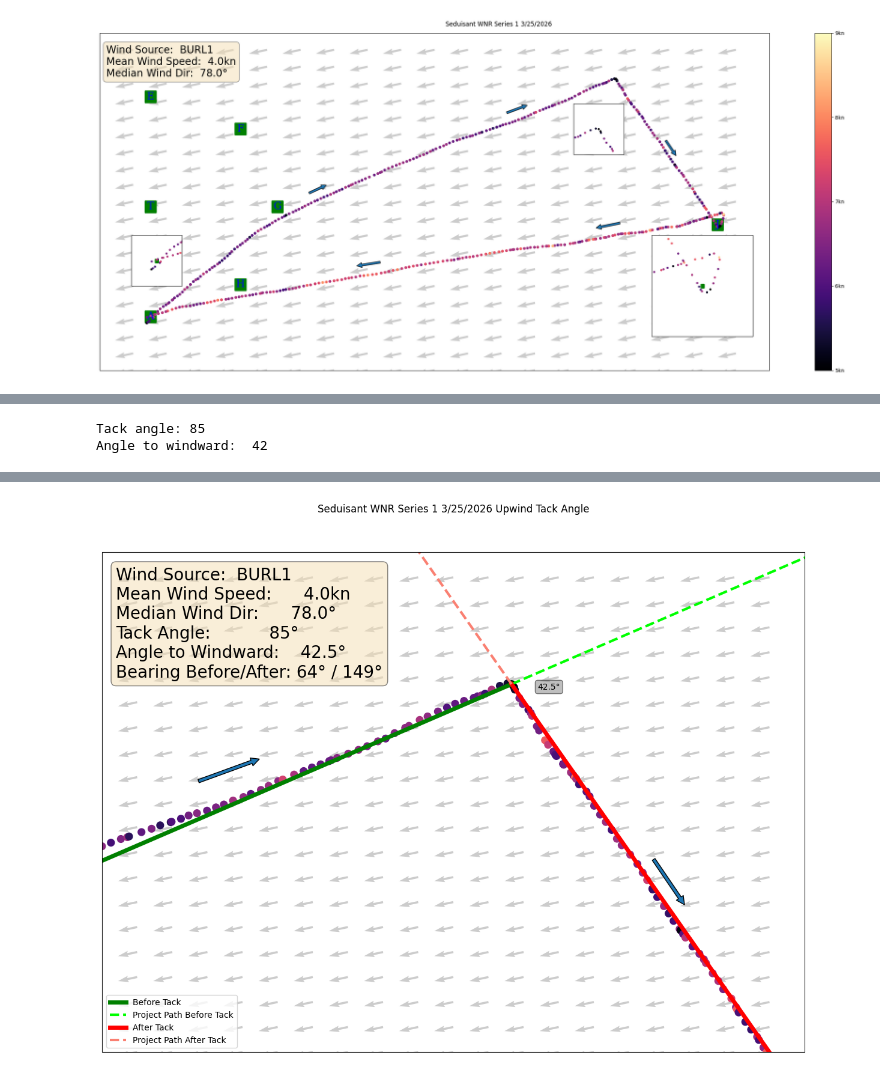
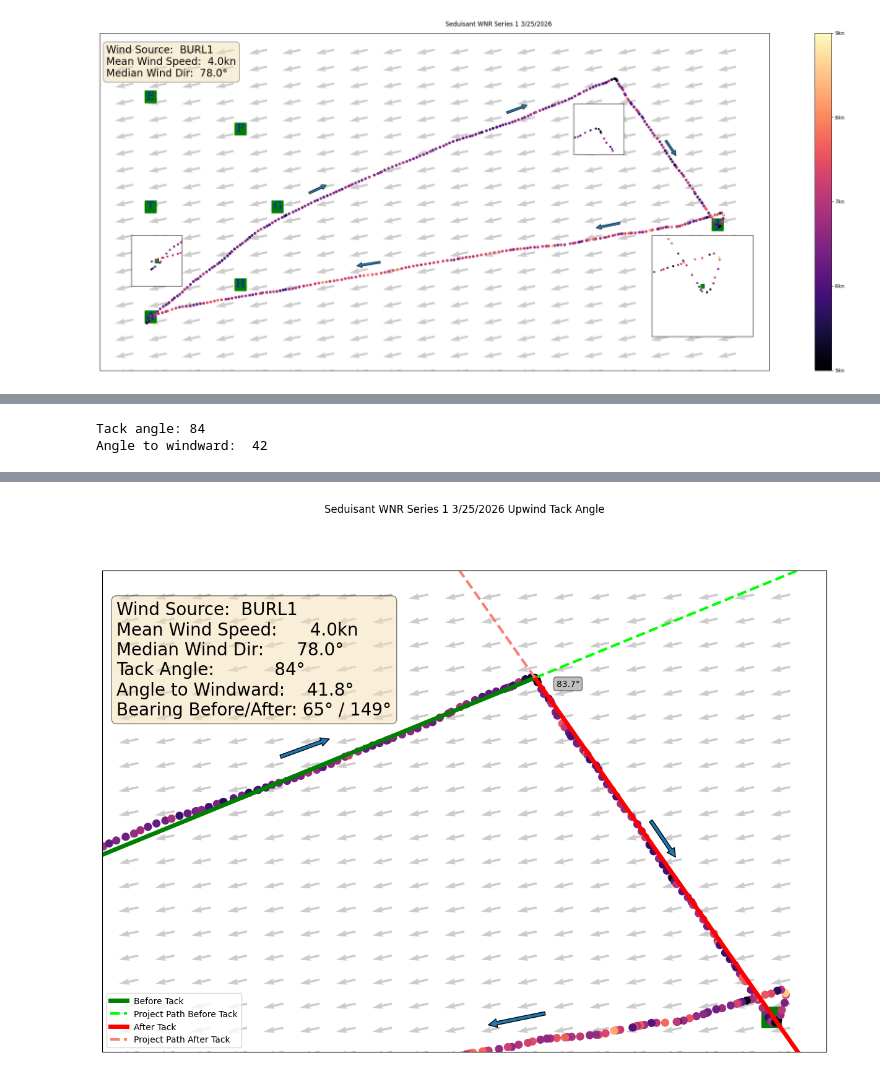
Before and after one commit to GarysCorner/RegattaTracking, a Jupyter notebook: 2026-03-25 Seduisant.ipynb, the cells around one changed output, grey strips where cells are left out. Cells and saved outputs as stored; diff of their text form; code cells hidden in the pictures.

Commit message:
Minor changes plus rerun with larger regression window for tack angles

```diff
--- a/2026-03-25 Seduisant.ipynb
+++ b/2026-03-25 Seduisant.ipynb
@@ -250,7 +250,7 @@ fig.savefig(f"{outputPath}/{outfileBase}.svg")
 trkGdfUtm = trkGdf.to_crs(utm)
 # %%
 tackTime = pd.to_datetime(tackPt)
-tackTimeDelta = pd.Timedelta('5 minute')
+tackTimeDelta = pd.Timedelta('7 minute')
 print(f"Tack time: {tackTime}")
 
 beforeTackMask = (trkGdfUtm.index > (tackTime - tackTimeDelta)) &\
@@ -258,6 +258,9 @@ beforeTackMask = (trkGdfUtm.index > (tackTime - tackTimeDelta)) &\
 afterTackMask = (trkGdfUtm.index < (tackTime + tackTimeDelta)) &\
                 (trkGdfUtm.index >= tackTime)
 
+nearTackMask = numpy.logical_or(beforeTackMask, afterTackMask)
+
 print(f"Points before: {numpy.count_nonzero(beforeTackMask)}\tafter: {numpy.count_nonzero(afterTackMask)} tack")
+print(f"Heading Range:  {trkGdfUtm.loc[nearTackMask,'bearing'].min():.0f} / {trkGdfUtm.loc[nearTackMask,'bearing'].max():.0f}")
 # %% [output]
 Tack time: 2026-03-25 19:04:51-05:00
@@ -279,7 +283,7 @@ def lineFromFit(tackFit, pts):
 
     return utmTrans.transform(pts,outYs)
 
-utmBounds = trkGdfUtm[ numpy.logical_or(beforeTackMask, afterTackMask) ] .total_bounds
+utmBounds = trkGdfUtm[ nearTackMask ] .total_bounds
 
 beforeTackLine = lineFromFit(beforeTackFit, [utmBounds[0], trkGdfUtm.loc[tackPt,'geometry'].x])
 afterTackLine = lineFromFit(afterTackFit, [trkGdfUtm.loc[tackPt,'geometry'].x,utmBounds[2]])
@@ -305,7 +309,7 @@ tackAngle = afterTackBearing - beforeTackBearing
 print(f"Tack angle: {tackAngle:.0f}")
 print(f"Angle to windward:  {tackAngle / 2.0:.0f}")
 # %% [output]
-Tack angle: 85
+Tack angle: 84
 Angle to windward:  42
 # %%
 trkGdf[trkGdf.index < tackPt].tail(10)
@@ -342,36 +346,36 @@ fwdLine, backLine = returnLines(tackPtLoc, afterTackBearing)
 ax.plot(fwdLine.lons, fwdLine.lats, label='After Tack', c='red',lw=5)
 ax.plot(backLine.lons, backLine.lats, label='Project Path After Tack', c='salmon', lw=3,ls='--')
 
 windStr = f"""Wind Source:  BURL1
 Mean Wind Speed:      {meanWindSpeed}kn
 Median Wind Dir:      {medianWind}\U000000B0
 Tack Angle:           {tackAngle:.0f}\U000000B0
 Angle to Windward:    {tackAngle/2.0:.1f}\U000000B0
 Bearing Before/After: {beforeTackBearing:.0f}\U000000B0 / {afterTackBearing:.0f}\U000000B0"""
-ax.text(0.02,0.75,windStr, transform=ax.transAxes,\
+ax.text(0.02,0.7,windStr, transform=ax.transAxes,\
         fontsize=20,\
        bbox={
            'boxstyle':'round',
            'facecolor':'wheat',
            'alpha':0.5
        })
 
-ax.text(tackPtLoc[0][0]+(0.05/60), tackPtLoc[1][0]-(0.01/60),f"{tackAngle/2.0:.1f}\U000000B0",\
+ax.text(tackPtLoc[0][0]+(0.05/60), tackPtLoc[1][0]-(0.02/60),f"{tackAngle:.1f}\U000000B0",\
        bbox={
            'boxstyle':'round',
            'facecolor':'grey',
            'alpha':0.5
        })
 
 ax.legend()
 
 fig.suptitle(f"{title} Upwind Tack Angle")
 
 fig.tight_layout()
 fig.savefig(f"{outputPath}/{outfileBase}_TackAngles.jpg")
 fig.savefig(f"{outputPath}/{outfileBase}_TackAngles.svg")
 # %% [output]
-[figure, old version]
+[figure, new version]
 # %%
 print(f"Last run:  {datetime.now()}")
 # %% [output]
```
Also changed, not shown: parts of 3 cells of this notebook.
